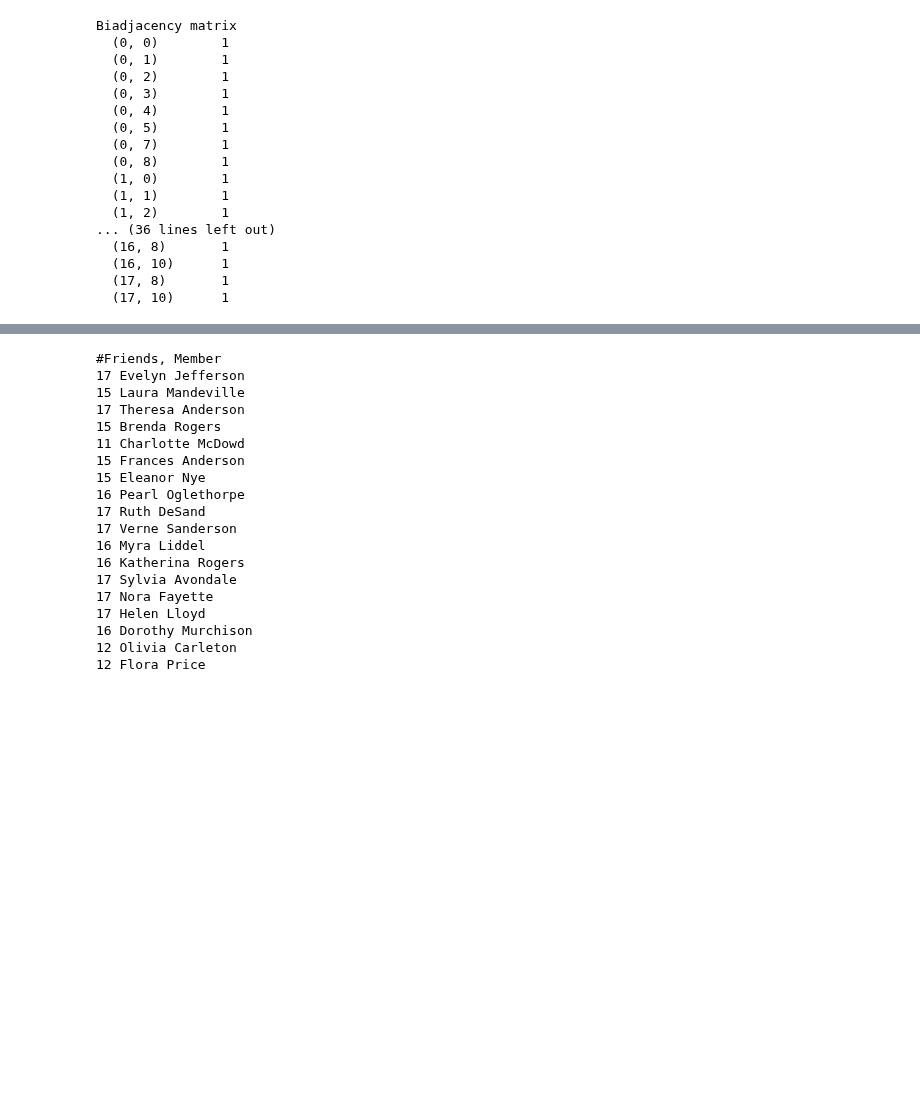
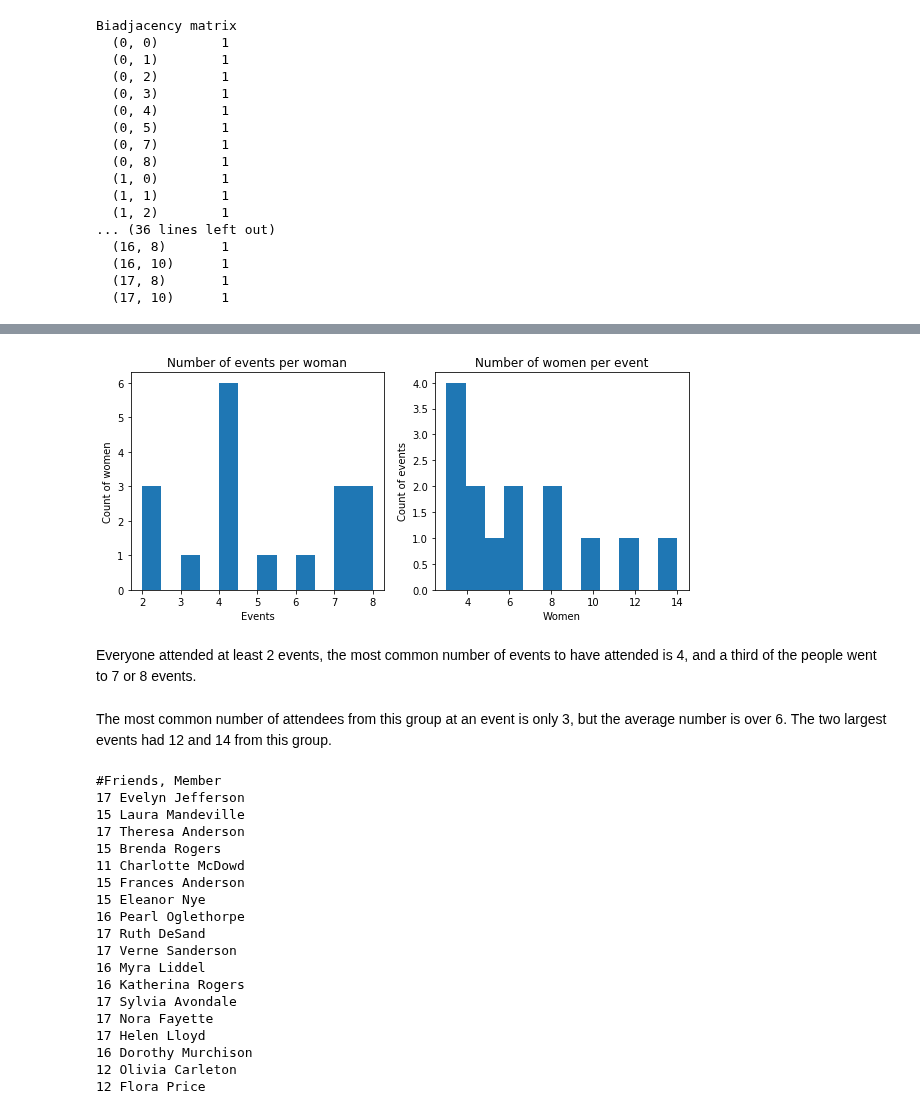
Before and after one commit to ebhtra/gory-graph, a Jupyter notebook: DavisClub/DavisClub.ipynb, the cells around one changed output, grey strips where cells are left out. Cells and saved outputs as stored; diff of their text form; code cells hidden in the pictures; blank space fills up the shorter version.

Commit message:
Explore bipartite graphs by degrees

```diff
--- a/DavisClub/DavisClub.ipynb
+++ b/DavisClub/DavisClub.ipynb
@@ -42,0 +45,3 @@ Biadjacency matrix
+# %%
+w_degs, c_degs = bipartite.degrees(G, clubs)
+w_degs
@@ -43,3 +67,21 @@ Biadjacency matrix
+# %%
+plt.figure(figsize=(10,4))
+plt.subplot(121)
+plt.hist(w_degs.values(), bins=12)
+plt.title('Number of events per woman')
+plt.xlabel('Events')
+plt.ylabel('Count of women')
+plt.subplot(122)
+plt.hist(c_degs.values(), bins=12)
+plt.title('Number of women per event')
+plt.xlabel('Women')
+plt.ylabel('Count of events');
+# %% [output]
+[figure, added]
+# %% [markdown]
+Everyone attended at least 2 events, the most common number of events to have attended is 4, and a third of the people went to 7 or 8 events.
+# %% [markdown]
+The most common number of attendees from this group at an event is only 3, but the average number is over 6. The two largest events had 12 and 14 from this group.
 # %%
 # project bipartite graph onto women nodes
 W = bipartite.projected_graph(G, women)
```
Also changed, not shown: parts of 13 cells of this notebook.
